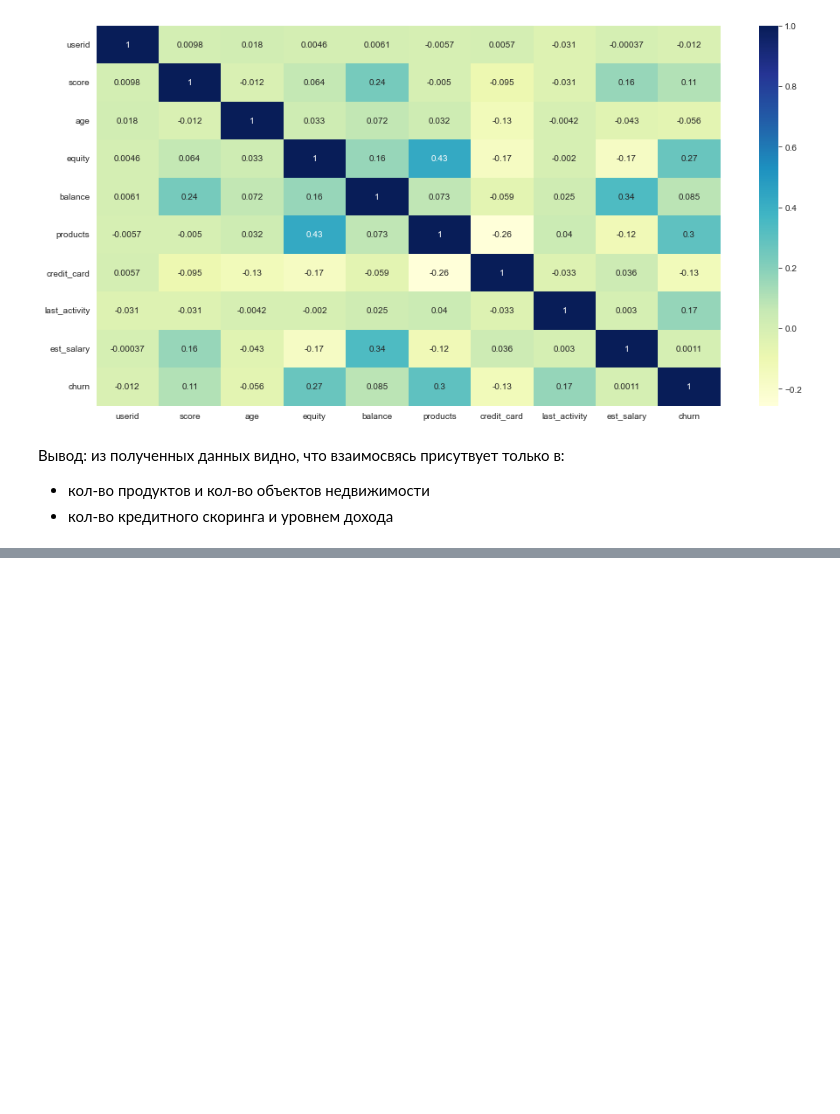
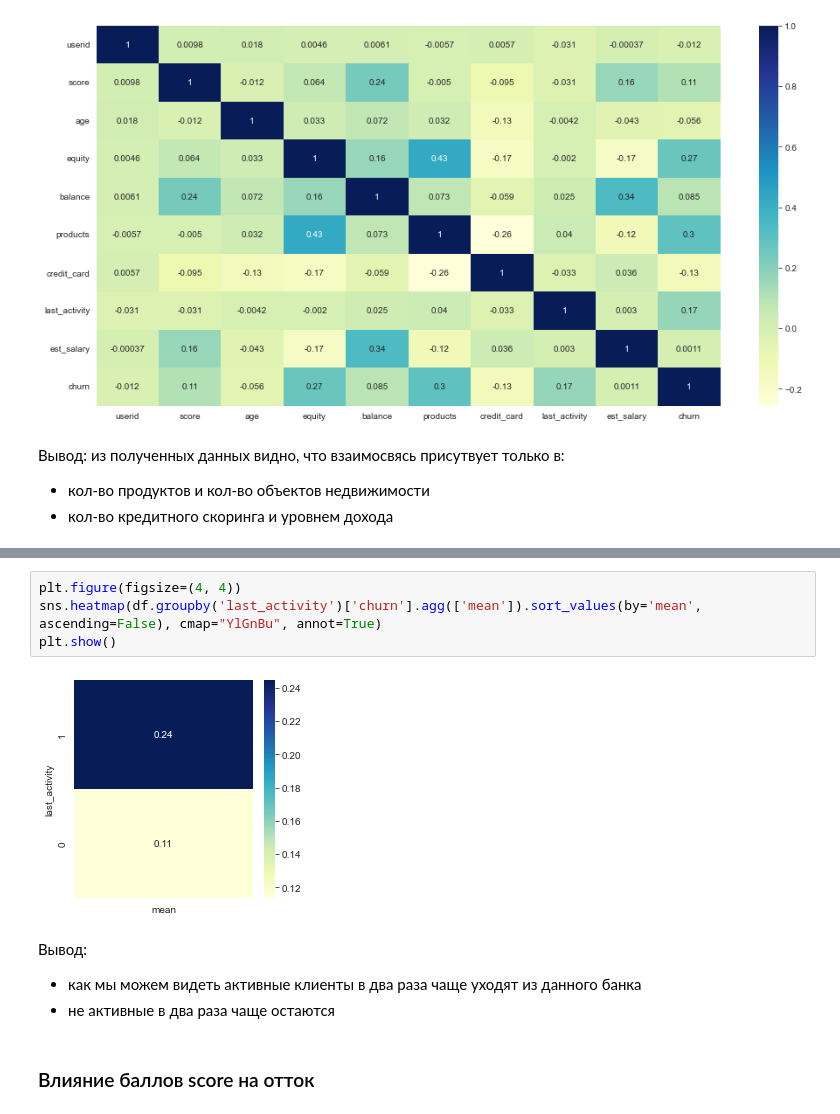
Before and after one commit to mxats1991/da_project_bank, a Jupyter notebook: da_v1.ipynb, the cells around one changed output, grey strips where cells are left out. Cells and saved outputs as stored; diff of their text form; blank space fills up the shorter version.

```diff
--- a/da_v1.ipynb
+++ b/da_v1.ipynb
@@ -271,0 +459,12 @@ plt.show()
+# %%
+plt.figure(figsize=(4, 4))
+sns.heatmap(df.groupby('last_activity')['churn'].agg(['mean']).sort_values(by='mean', ascending=False), cmap="YlGnBu", annot=True)
+plt.show()
+# %% [output]
+[figure, added]
+# %% [markdown]
+Вывод:
+- как мы можем видеть активные клиенты в два раза чаще уходят из данного банка
+- не активные в два раза чаще остаются
+# %% [markdown]
+### Влияние баллов score на отток
```
Also changed, not shown: parts of 55 cells of this notebook, 6 other files.
